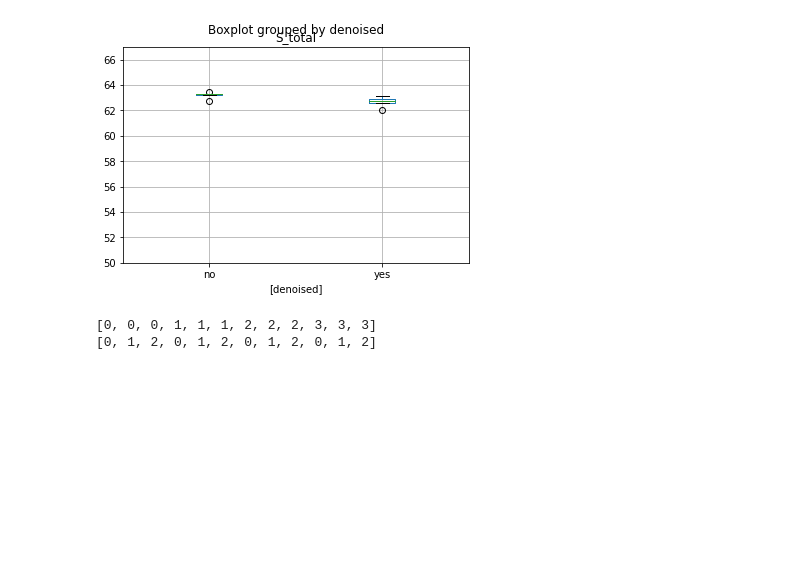
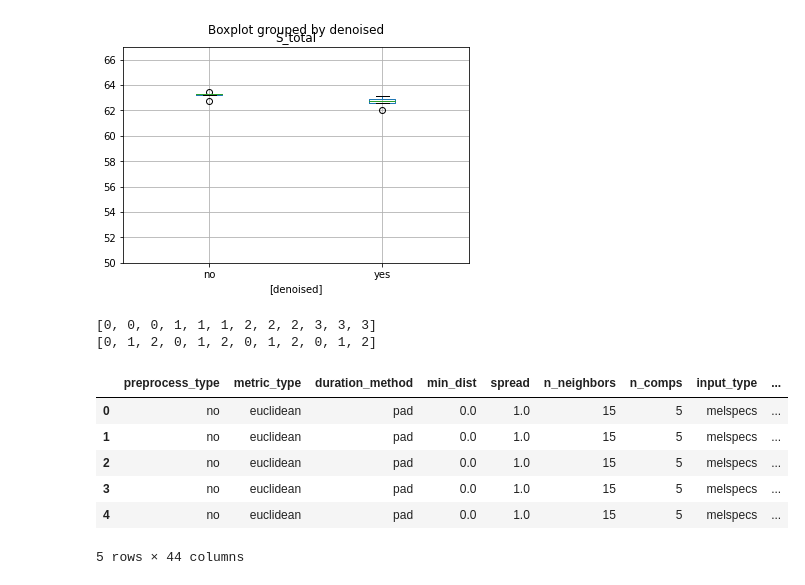
Before and after one commit to marathomas/meerkat_umap, a Jupyter notebook: notebooks/04_Evaluate_UMAP_parameter_search.ipynb, the cells around one changed output. Cells and saved outputs as stored; diff of their text form; code cells hidden in the pictures; blank space fills up the shorter version.

```diff
--- a/notebooks/04_Evaluate_UMAP_parameter_search.ipynb
+++ b/notebooks/04_Evaluate_UMAP_parameter_search.ipynb
@@ -279,4 +297,14 @@ print(cs)
 # %% [output]
 [0, 0, 0, 1, 1, 1, 2, 2, 2, 3, 3, 3]
 [0, 1, 2, 0, 1, 2, 0, 1, 2, 0, 1, 2]
+# %%
+eval_table.head(5)
+# %% [output]
+|  | preprocess_type | metric_type | duration_method | min_dist | spread | n_neighbors | n_comps | input_type | ... |
+| 0 | no | euclidean | pad | 0.0 | 1.0 | 15 | 5 | melspecs | ... |
+| 1 | no | euclidean | pad | 0.0 | 1.0 | 15 | 5 | melspecs | ... |
+| 2 | no | euclidean | pad | 0.0 | 1.0 | 15 | 5 | melspecs | ... |
+| 3 | no | euclidean | pad | 0.0 | 1.0 | 15 | 5 | melspecs | ... |
+| 4 | no | euclidean | pad | 0.0 | 1.0 | 15 | 5 | melspecs | ... |
+5 rows × 44 columns
 # %% [markdown]
```
Also changed, not shown: parts of 13 cells of this notebook, 6 other files.
